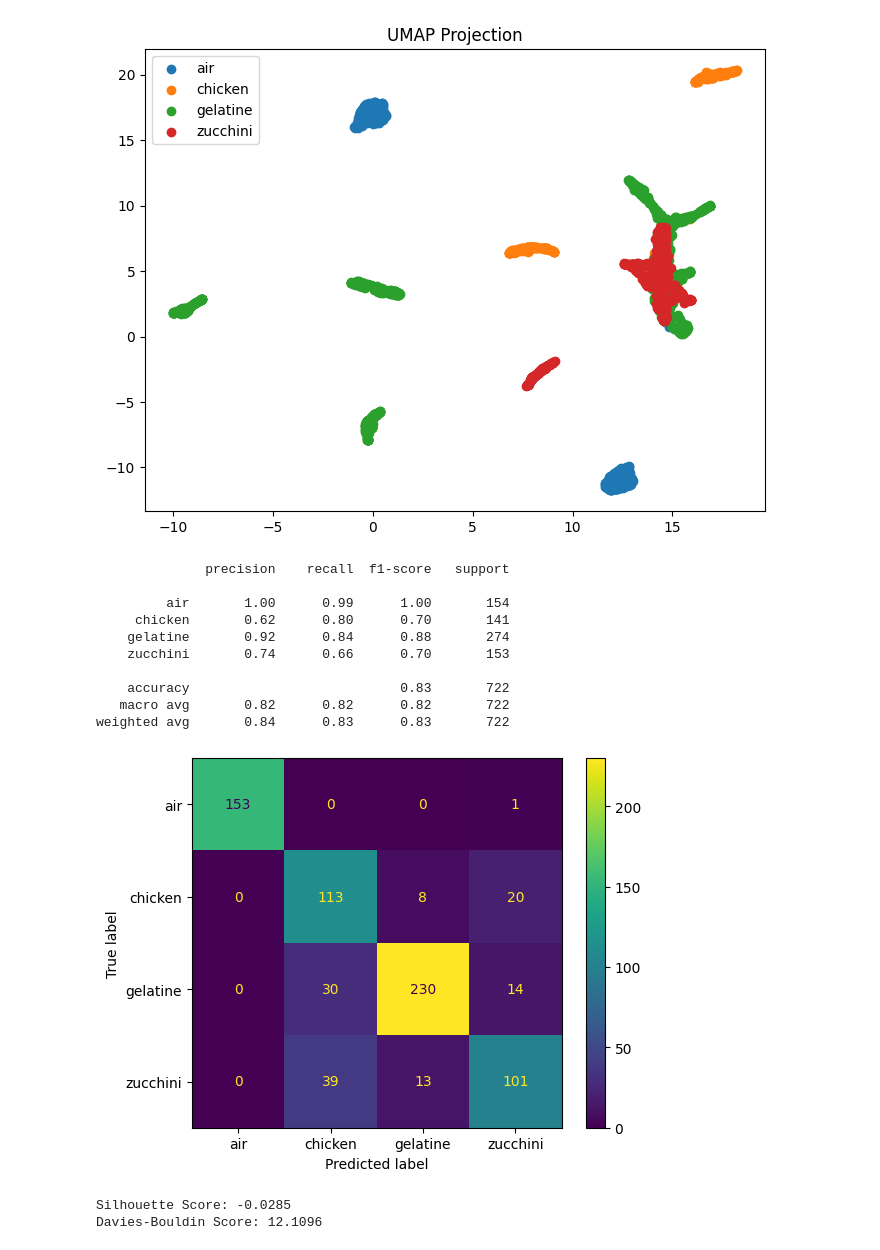
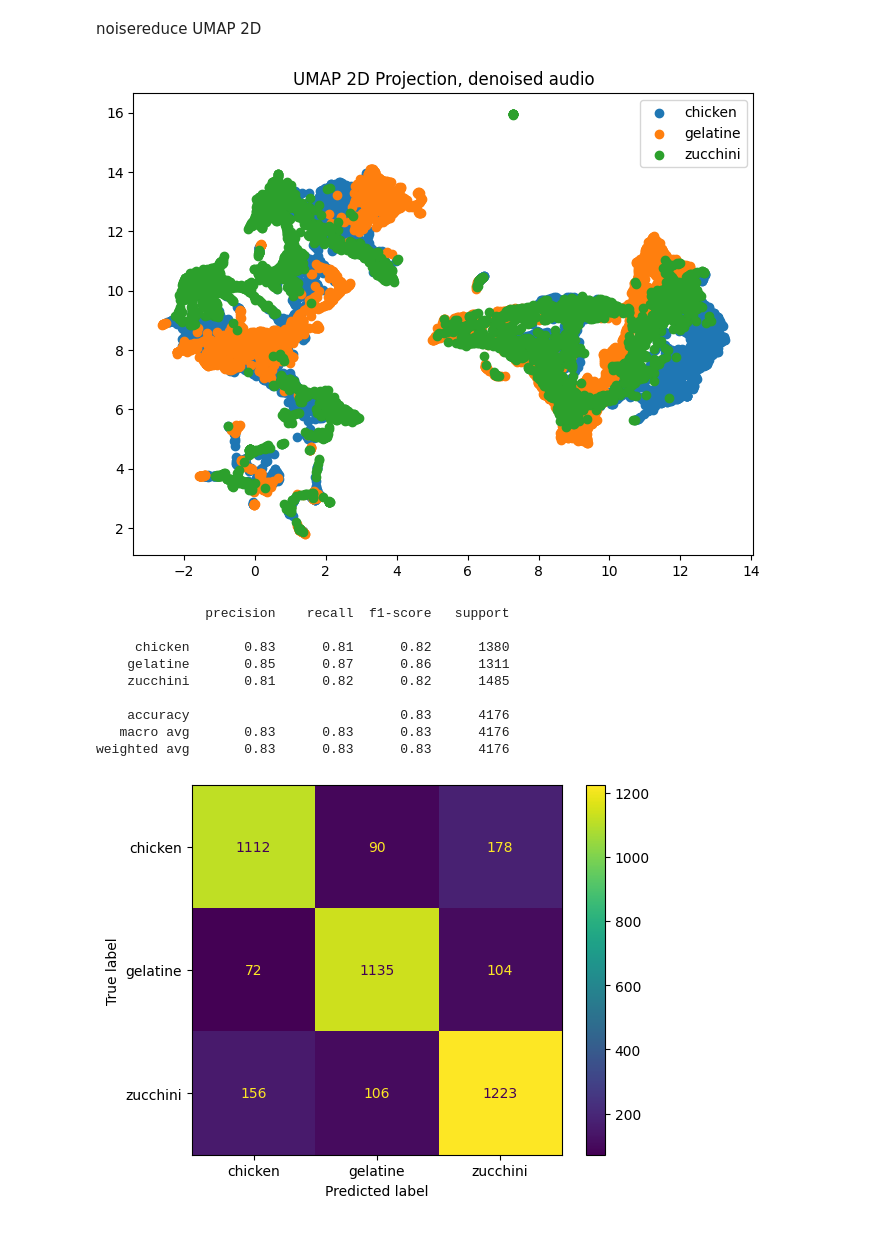
Before and after one commit to MartynaSokolowska/Vibroacoustic-analysis, a Jupyter notebook: evaluation.ipynb, the cells around one changed output. Saved outputs shown, nothing was run; the diff lists cells and outputs as text; code cells hidden in the pictures.

```diff
--- a/evaluation.ipynb
+++ b/evaluation.ipynb
@@ -62,24 +201,22 @@ Davies-Bouldin Score: 1.7118
+# %% [markdown]
+noisereduce UMAP 2D
 # %%
 features, labels = get_all_features("results_denoised")
-X_2d = reduce_dimensionality_UMAP(features)
-plot_umap(X_2d, labels)
+X_2d = reduce_dimensionality_UMAP(features, 2)
+plot2D(X_2d, labels, title="UMAP 2D Projection, denoised audio")
 X_train, X_test, y_train, y_test = train_test_split(X_2d, labels, test_size=0.3, random_state=42)
 clf = fit_classifier(X_train, y_train)
 y_pred = evaluate_classifier(clf, X_test, y_test)
 show_confusion_matrix(y_pred, y_test, display_labels=clf.classes_)
-print_scores(X_test, y_pred)
 # %% [output]
-[figure, old version]
+[figure, new version]
               precision    recall  f1-score   support
 
-         air       1.00      0.99      1.00       154
-     chicken       0.62      0.80      0.70       141
-    gelatine       0.92      0.84      0.88       274
-    zucchini       0.74      0.66      0.70       153
+     chicken       0.83      0.81      0.82      1380
+    gelatine       0.85      0.87      0.86      1311
+    zucchini       0.81      0.82      0.82      1485
 
-    accuracy                           0.83       722
-   macro avg       0.82      0.82      0.82       722
-weighted avg       0.84      0.83      0.83       722
+    accuracy                           0.83      4176
+   macro avg       0.83      0.83      0.83      4176
+weighted avg       0.83      0.83      0.83      4176
-[figure, old version]
+[figure, new version]
-Silhouette Score: -0.0285
-Davies-Bouldin Score: 12.1096
```
Also changed, not shown: parts of 21 cells of this notebook, 8 other files.
